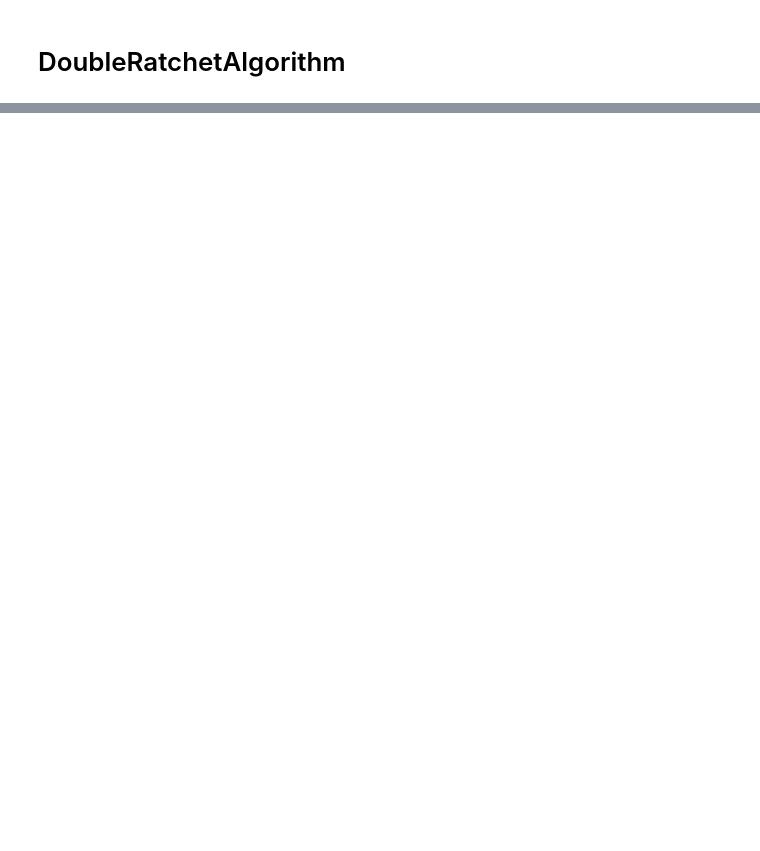
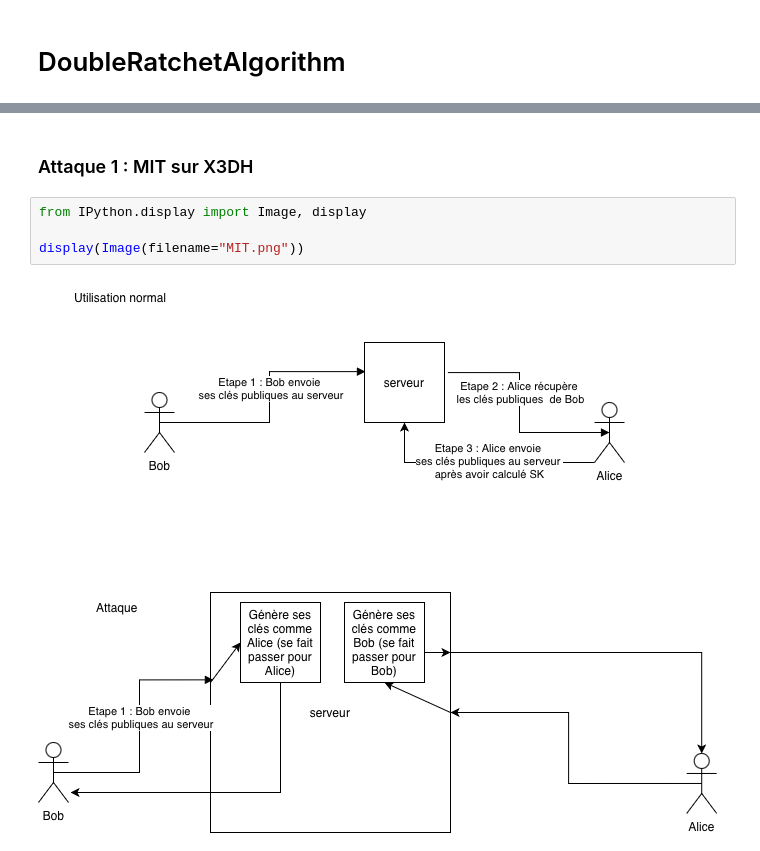
Before and after one commit to Sllmon/Signal, a Jupyter notebook: DoubleRatchetAlgorithm.ipynb, the cells around one changed output, grey strips where cells are left out. Drawn from its saved outputs; the diff is of its cells as text; blank space fills up the shorter version.

```diff
--- a/DoubleRatchetAlgorithm.ipynb
+++ b/DoubleRatchetAlgorithm.ipynb
@@ -802,0 +834,8 @@ b'salut bob !1'
+# %% [markdown]
+### Attaque 1 : MIT sur X3DH
+# %%
+from IPython.display import Image, display
+
+display(Image(filename="MIT.png"))
+# %% [output]
+[figure, added]
```
Also changed, not shown: parts of 11 cells of this notebook, 2 other files.
